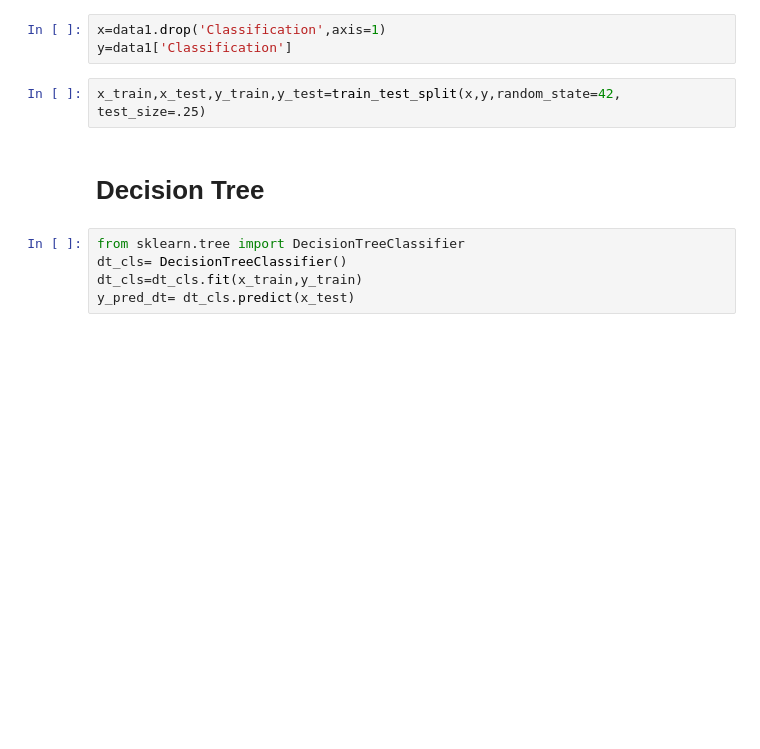
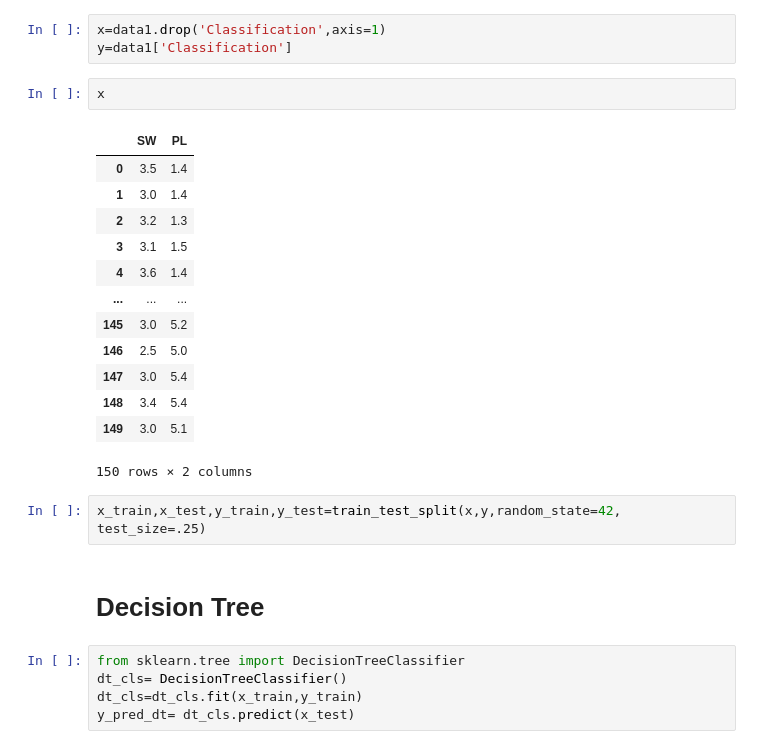
Before and after one commit to Ajmalrissa/Ajmal-A-ICT-academy-assignments, a Jupyter notebook: Ajmal A Classification Assignment.ipynb, the cells around one changed output. Drawn from its saved outputs; the diff is of its cells as text; blank space fills up the shorter version.

```diff
--- a/Ajmal A Classification Assignment.ipynb
+++ b/Ajmal A Classification Assignment.ipynb
@@ -129,6 +129,22 @@ data1.head()
 # %%
 x=data1.drop('Classification',axis=1)
 y=data1['Classification']
+# %%
+x
+# %% [output]
+|  | SW | PL |
+| 0 | 3.5 | 1.4 |
+| 1 | 3.0 | 1.4 |
+| 2 | 3.2 | 1.3 |
+| 3 | 3.1 | 1.5 |
+| 4 | 3.6 | 1.4 |
+| ... | ... | ... |
+| 145 | 3.0 | 5.2 |
+| 146 | 2.5 | 5.0 |
+| 147 | 3.0 | 5.4 |
+| 148 | 3.4 | 5.4 |
+| 149 | 3.0 | 5.1 |
+150 rows × 2 columns
 # %%
 x_train,x_test,y_train,y_test=train_test_split(x,y,random_state=42, test_size=.25)
 # %% [markdown]
```
Also changed, not shown: parts of 8 cells of this notebook.
